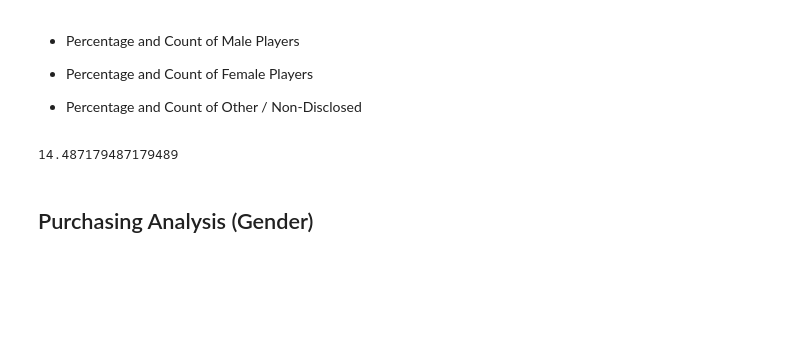
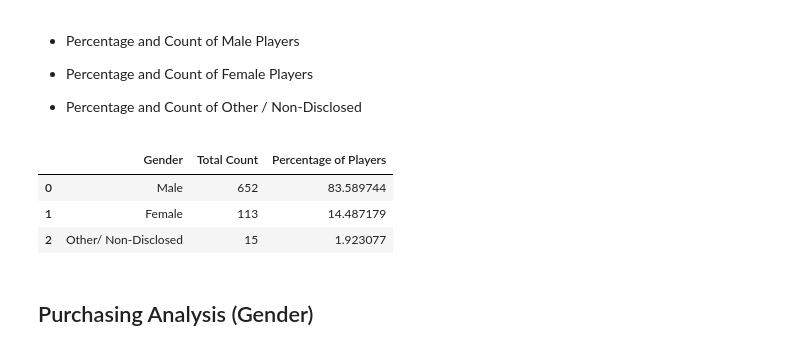
Before and after one commit to jessches5/pandas-challenge, a Jupyter notebook: HeroesOfPymoli/HeroesOfPymoli_starter.ipynb, the cells around one changed output. Cells and saved outputs as stored; diff of their text form; code cells hidden in the pictures; blank space fills up the shorter version.

Commit message:
demo table

```diff
--- a/HeroesOfPymoli/HeroesOfPymoli_starter.ipynb
+++ b/HeroesOfPymoli/HeroesOfPymoli_starter.ipynb
@@ -81,26 +81,40 @@ summary_data
 # %%
 males = (purchase_data.loc[(purchase_data["Gender"] == "Male")])
 male_players = len(males)
 male_players
 
 male_percent = (male_players / 780) * 100
 male_percent
 
 females = purchase_data.loc[(purchase_data["Gender"] == "Female")]
 female_players = len(females)
 female_players
 
 female_percent = (female_players / 780) * 100
 female_percent
 
 other = purchase_data.loc[(purchase_data["Gender"] == "Other / Non-Disclosed")]
 other_players = len(other)
 other_players
 
 other_percent = (other_players / 780) * 100
 other_percent
+
+gender_df = pd.DataFrame([{"Gender": "Male",
+                           "Total Count": male_players,
+                           "Percentage of Players": male_percent},
+                          {"Gender": "Female",
+                           "Total Count": female_players,
+                           "Percentage of Players": female_percent},
+                           {"Gender": "Other/ Non-Disclosed",
+                           "Total Count": other_players,
+                           "Percentage of Players": other_percent}])
+gender_df
 # %% [output]
-14.487179487179489
+|  | Gender | Total Count | Percentage of Players |
+| 0 | Male | 652 | 83.589744 |
+| 1 | Female | 113 | 14.487179 |
+| 2 | Other/ Non-Disclosed | 15 | 1.923077 |
 # %% [markdown]
 
 ## Purchasing Analysis (Gender)
```
